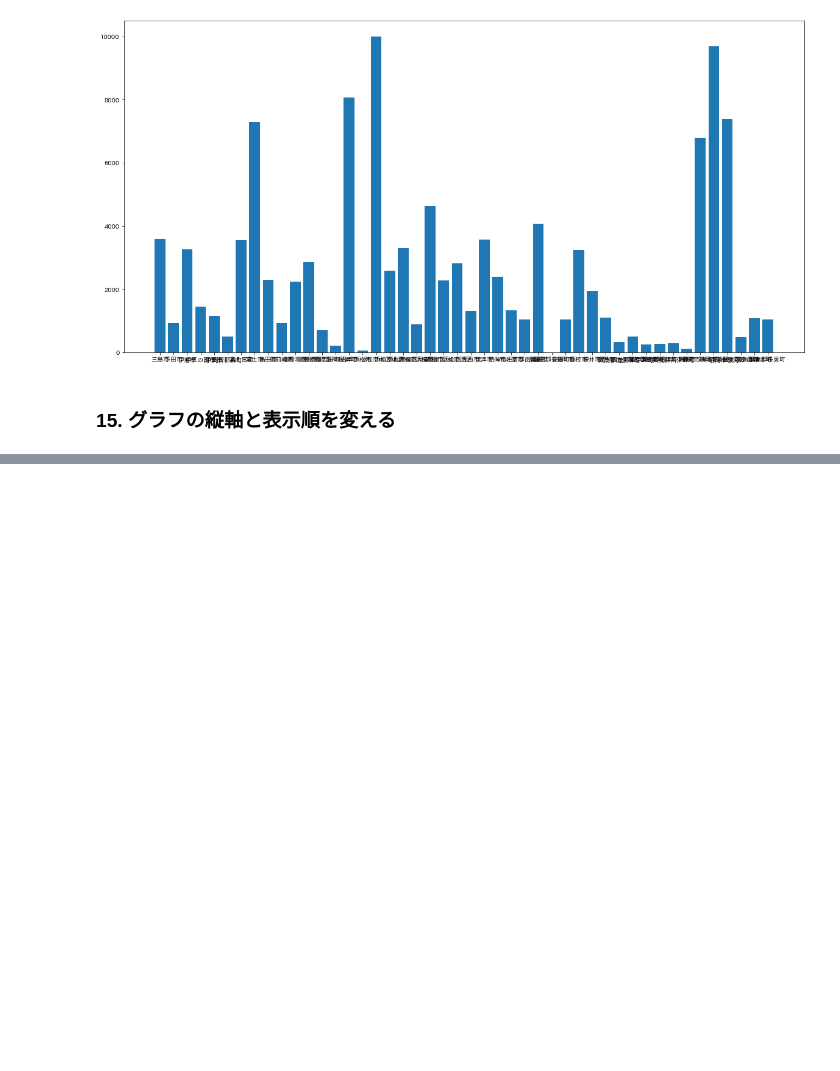
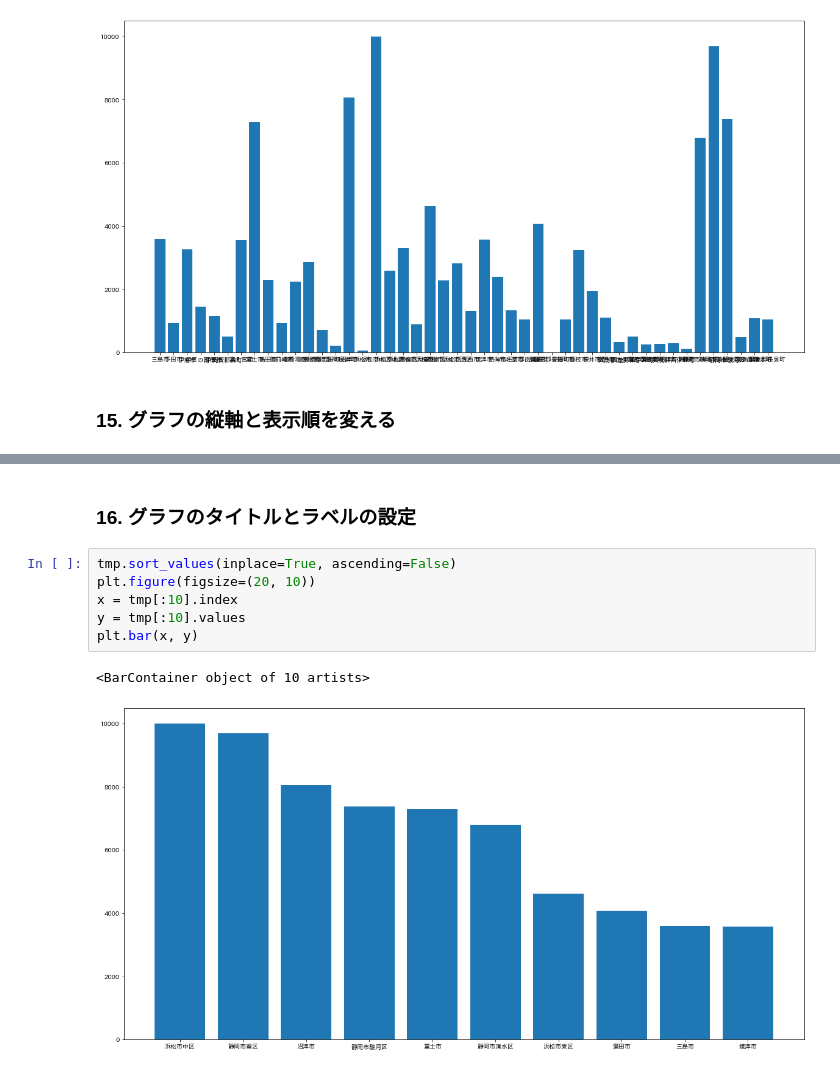
Before and after one commit to nakashi120/100knock-process-visualization, a Jupyter notebook: chapter-1/src/Chap1_nakashi.ipynb, the cells around one changed output, grey strips where cells are left out. Cells and saved outputs as stored; diff of their text form; blank space fills up the shorter version.

```diff
--- a/chapter-1/src/Chap1_nakashi.ipynb
+++ b/chapter-1/src/Chap1_nakashi.ipynb
@@ -821,0 +851,11 @@ plt.bar(x, y)
+# %% [markdown]
+### 16. グラフのタイトルとラベルの設定
+# %%
+tmp.sort_values(inplace=True, ascending=False)
+plt.figure(figsize=(20, 10))
+x = tmp[:10].index
+y = tmp[:10].values
+plt.bar(x, y)
+# %% [output]
+<BarContainer object of 10 artists>
+[figure, added]
```
Also changed, not shown: parts of 18 cells of this notebook, 3 other files.
